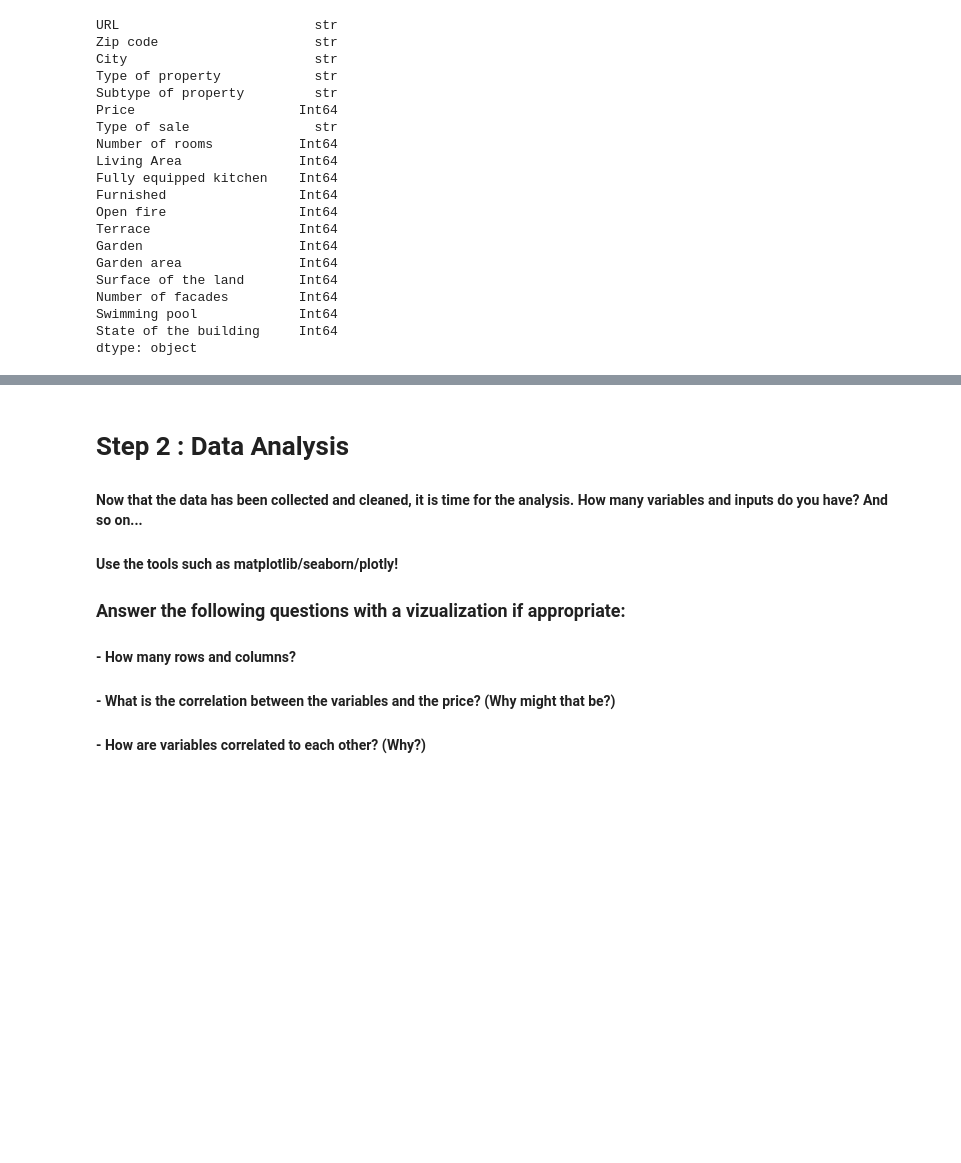
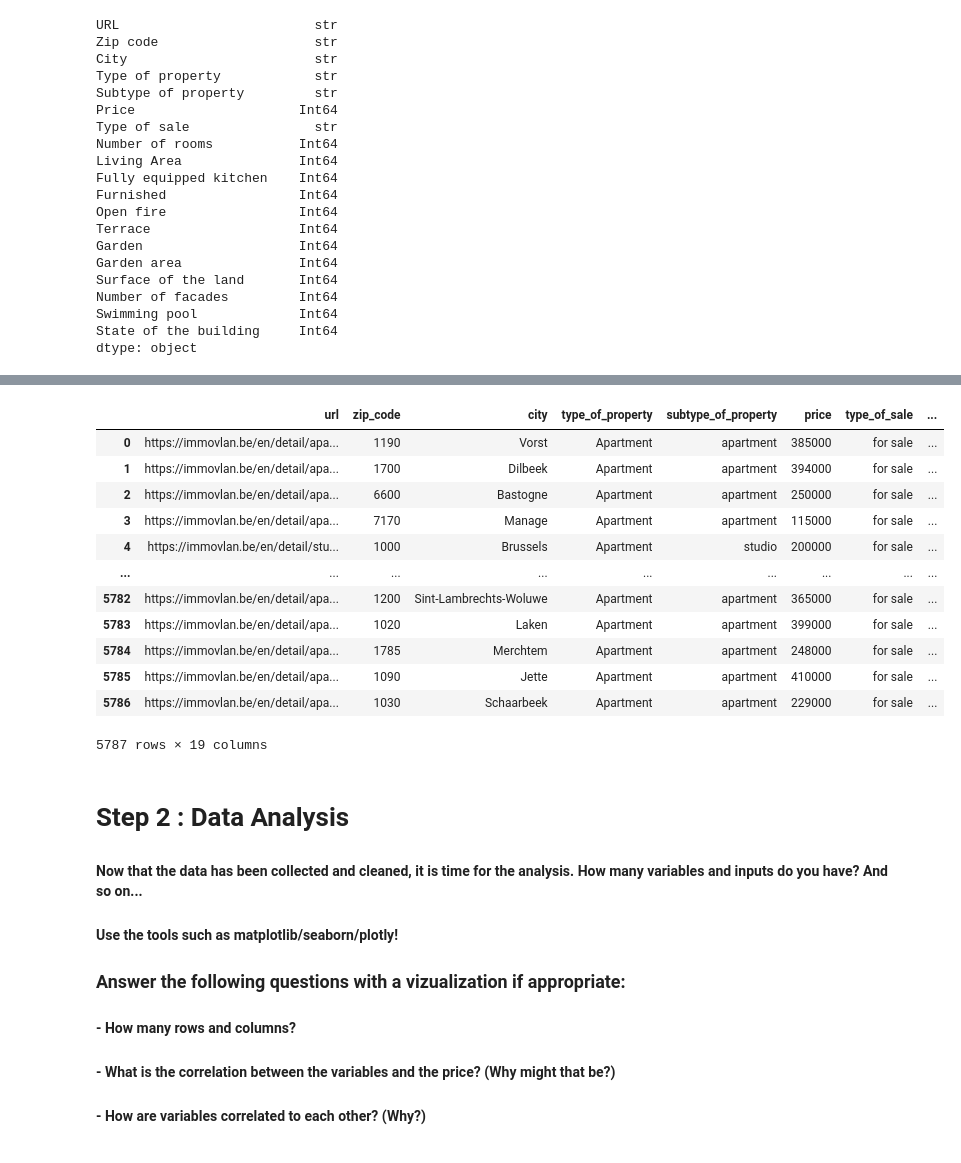
Before and after one commit to demuyncks/immo-eliza, a Jupyter notebook: notebooks/simon-notebooks/data-analysis-1-cleaning.ipynb, the cells around one changed output, grey strips where cells are left out. Drawn from its saved outputs; the diff is of its cells as text; code cells hidden in the pictures; blank space fills up the shorter version.

```diff
--- a/notebooks/simon-notebooks/data-analysis-1-cleaning.ipynb
+++ b/notebooks/simon-notebooks/data-analysis-1-cleaning.ipynb
@@ -162,5 +185,23 @@ dtype: object
 # %%
 properties.to_csv("../../data/simon-data/properties-1-cleaned.csv")
+houses=properties[properties.type_of_property=='House'].reset_index(drop=True)
+apartments=properties[properties.type_of_property=='Apartment'].reset_index(drop=True)
+houses
+apartments
+# %% [output]
+|  | url | zip_code | city | type_of_property | subtype_of_property | price | type_of_sale | ... |
+| 0 | https://immovlan.be/en/detail/apa... | 1190 | Vorst | Apartment | apartment | 385000 | for sale | ... |
+| 1 | https://immovlan.be/en/detail/apa... | 1700 | Dilbeek | Apartment | apartment | 394000 | for sale | ... |
+| 2 | https://immovlan.be/en/detail/apa... | 6600 | Bastogne | Apartment | apartment | 250000 | for sale | ... |
+| 3 | https://immovlan.be/en/detail/apa... | 7170 | Manage | Apartment | apartment | 115000 | for sale | ... |
+| 4 | https://immovlan.be/en/detail/stu... | 1000 | Brussels | Apartment | studio | 200000 | for sale | ... |
+| ... | ... | ... | ... | ... | ... | ... | ... | ... |
+| 5782 | https://immovlan.be/en/detail/apa... | 1200 | Sint-Lambrechts-Woluwe | Apartment | apartment | 365000 | for sale | ... |
+| 5783 | https://immovlan.be/en/detail/apa... | 1020 | Laken | Apartment | apartment | 399000 | for sale | ... |
+| 5784 | https://immovlan.be/en/detail/apa... | 1785 | Merchtem | Apartment | apartment | 248000 | for sale | ... |
+| 5785 | https://immovlan.be/en/detail/apa... | 1090 | Jette | Apartment | apartment | 410000 | for sale | ... |
+| 5786 | https://immovlan.be/en/detail/apa... | 1030 | Schaarbeek | Apartment | apartment | 229000 | for sale | ... |
+5787 rows × 19 columns
 # %% [markdown]
 # Step 2 : Data Analysis
 
```
Also changed, not shown: parts of 2 cells of this notebook, 11 other files.
